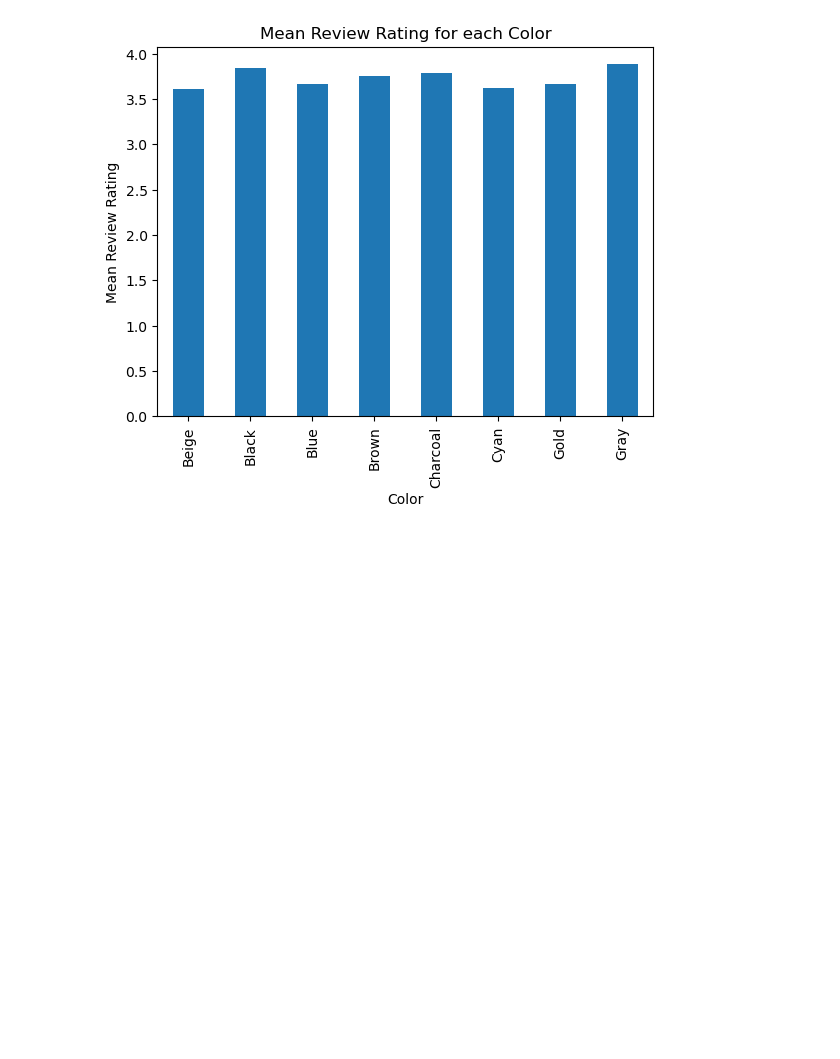
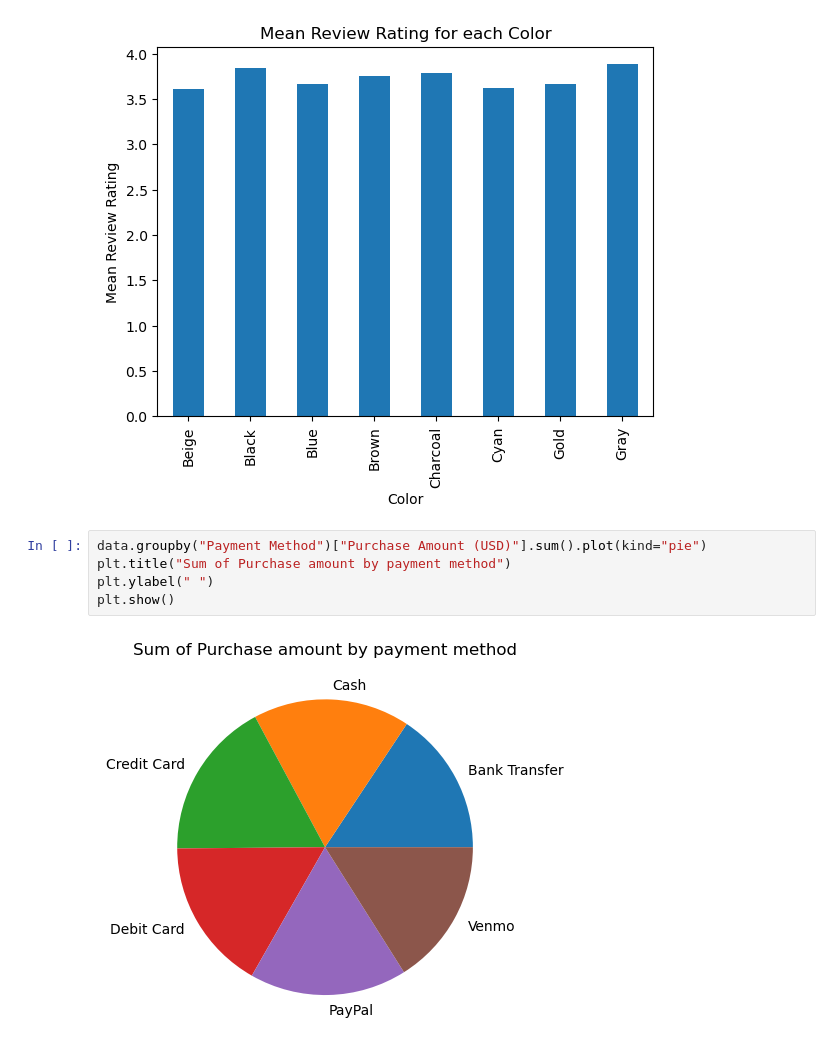
Before and after one commit to samwanyua/Shopping-Trends-Exploratory-Data-Analysis-EDA-Project, a Jupyter notebook: notebook.ipynb, the cells around one changed output. Saved outputs shown, nothing was run; the diff lists cells and outputs as text; blank space fills up the shorter version.

Commit message:
Data visualization

```diff
--- a/notebook.ipynb
+++ b/notebook.ipynb
@@ -290,3 +290,10 @@ plt.title("Mean Review Rating for each Color")
 plt.show()
 # %% [output]
 [figure]
+# %%
+data.groupby("Payment Method")["Purchase Amount (USD)"].sum().plot(kind="pie")
+plt.title("Sum of Purchase amount by payment method")
+plt.ylabel(" ")
+plt.show()
+# %% [output]
+[figure, added]
```
